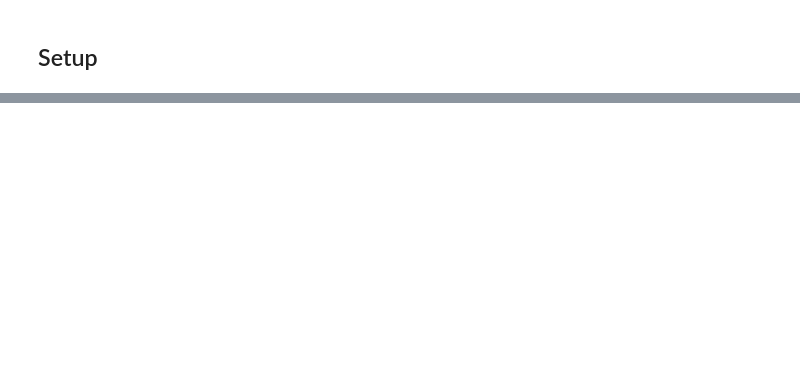
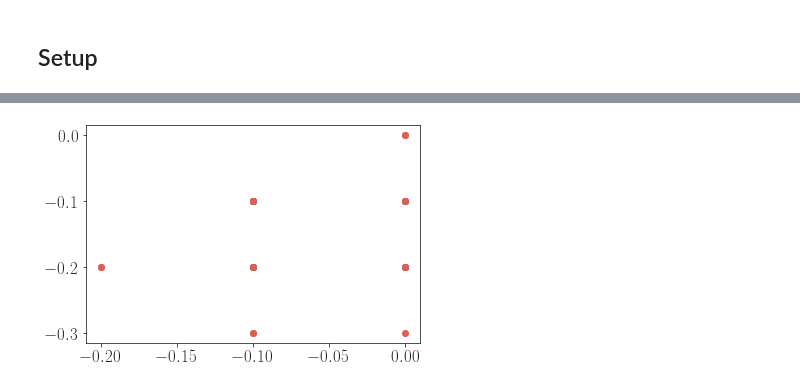
Before and after one commit to hanseungwook/cavia, a Jupyter notebook: regression/notebook/result.ipynb, the cells around one changed output, grey strips where cells are left out. Drawn from its saved outputs; the diff is of its cells as text; code cells hidden in the pictures; blank space fills up the shorter version.

```diff
--- a/regression/notebook/result.ipynb
+++ b/regression/notebook/result.ipynb
@@ -177,0 +180,6 @@ legend = plt.legend(
+# %%
+path = "/home/dongki/tmp/log_hml/tb_task::velocity_learning_rates::0.01-0.01-0.005_max_iterations::2-2-10000_batch::20-20-2_args.n_contexts::2-2_is_hierarchical::False_prefix::"
+path = path + "/obs_i_meta_task::0_iter::365.npy"
+vel_cavia_traj = np.load(path)
+print(vel_cavia_traj)
+print("vel_cavia shape:", vel_cavia_traj.shape)
@@ -177,0 +204,5 @@ legend = plt.legend(
+# %%
+plt.scatter(vel_cavia_traj[:, 0], vel_cavia_traj[:, 1])
+plt.show()
+# %% [output]
+[figure, added]
```
Also changed, not shown: parts of 11 cells of this notebook.
